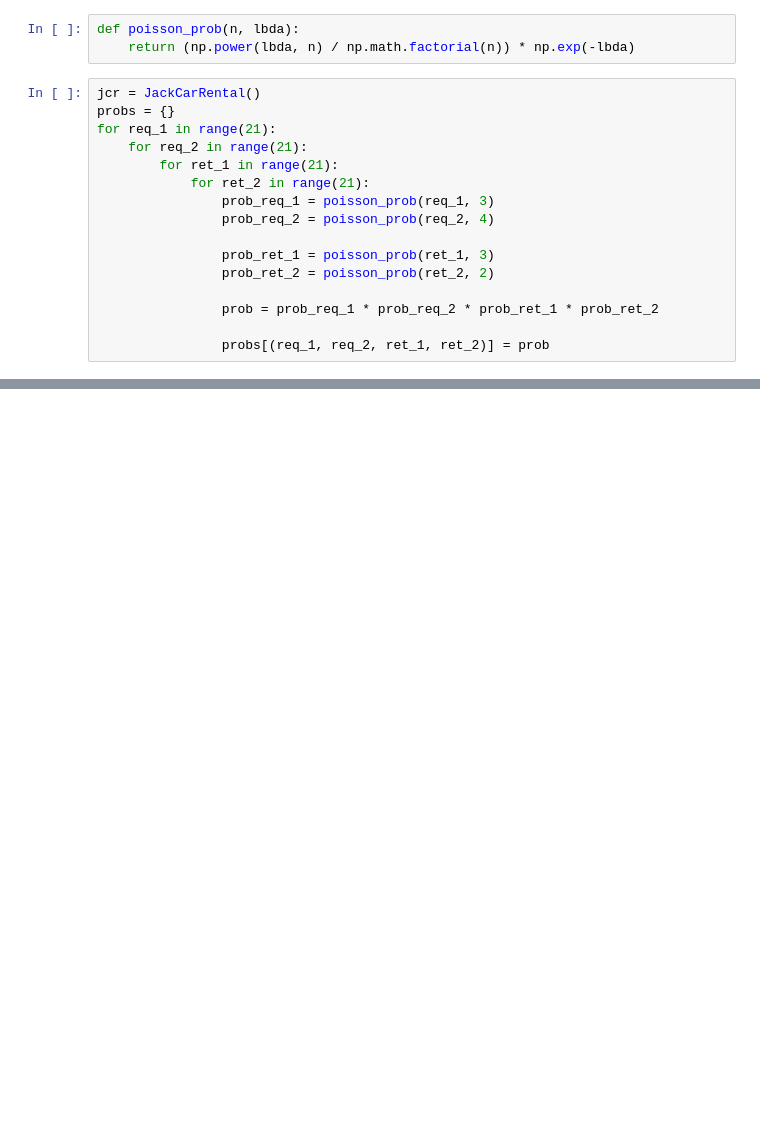
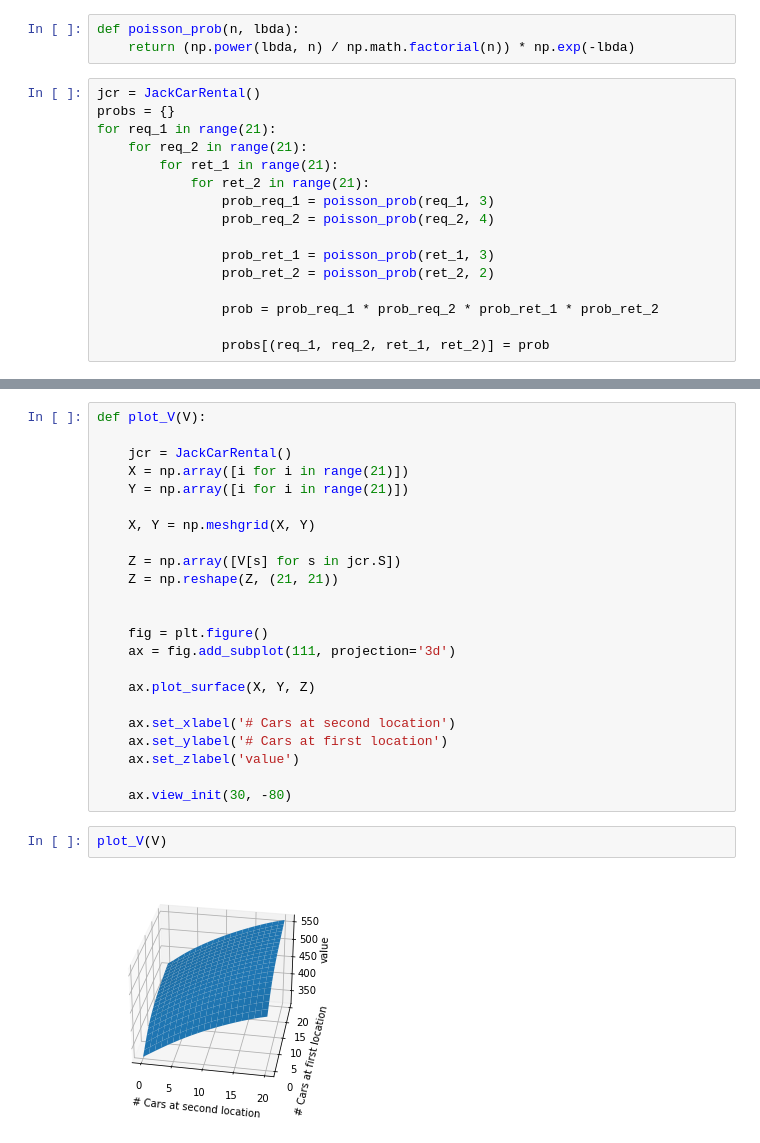
Before and after one commit to otaviojacobi/rl_an_introduction, a Jupyter notebook: chapter4/4.7-exercise.ipynb, the cells around one changed output, grey strips where cells are left out. Saved outputs shown, nothing was run; the diff lists cells and outputs as text; blank space fills up the shorter version.

```diff
--- a/chapter4/4.7-exercise.ipynb
+++ b/chapter4/4.7-exercise.ipynb
@@ -132,0 +160,27 @@ poisson_prob(6, 3)
+# %%
+def plot_V(V):
+
+    jcr = JackCarRental()
+    X = np.array([i for i in range(21)])
+    Y = np.array([i for i in range(21)])
+
+    X, Y = np.meshgrid(X, Y)
+
+    Z = np.array([V[s] for s in jcr.S])
+    Z = np.reshape(Z, (21, 21))
+
+
+    fig = plt.figure()
+    ax = fig.add_subplot(111, projection='3d')
+
+    ax.plot_surface(X, Y, Z)
+
+    ax.set_xlabel('# Cars at second location')
+    ax.set_ylabel('# Cars at first location')
+    ax.set_zlabel('value')
+
+    ax.view_init(30, -80)
+# %%
+plot_V(V)
+# %% [output]
+[figure, added]
```
Also changed, not shown: parts of 8 cells of this notebook.
